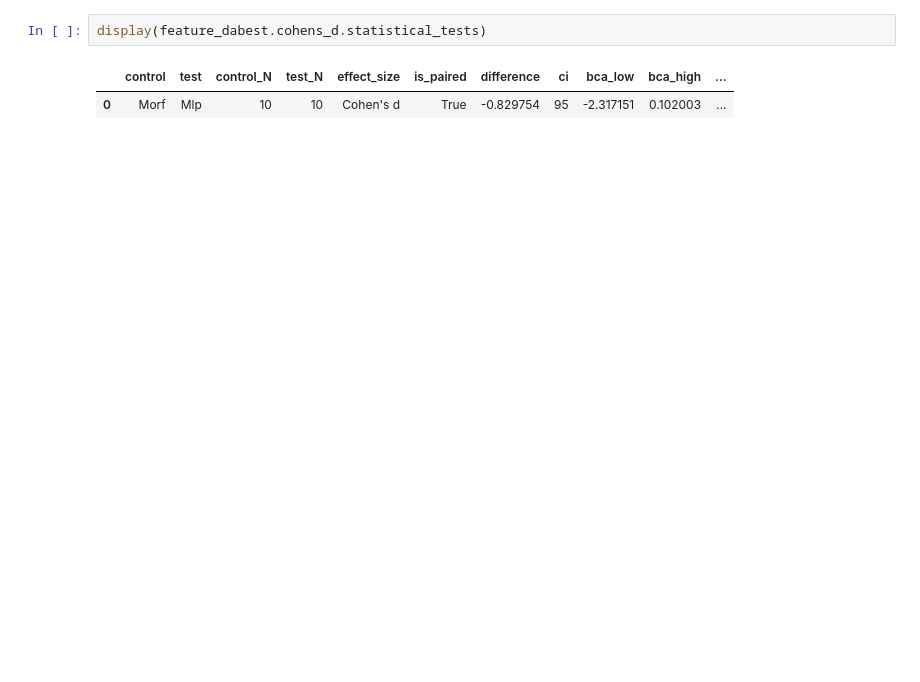
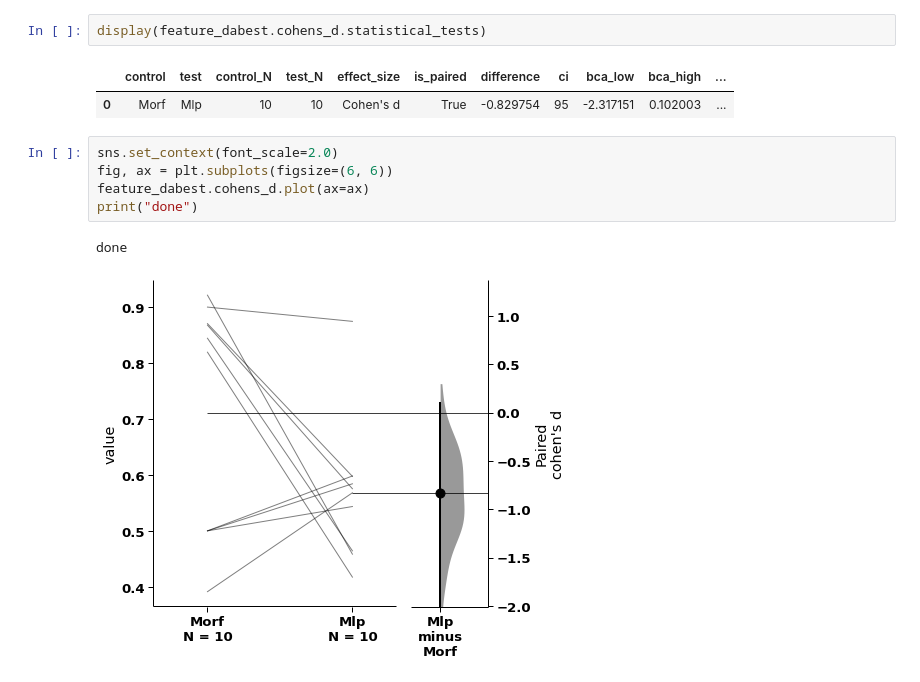
Before and after one commit to adam2392/morf-demo, a Jupyter notebook: notebooks/plot_morf_clf_comparisons.ipynb, the cells around one changed output. Drawn from its saved outputs; the diff is of its cells as text; blank space fills up the shorter version.

```diff
--- a/notebooks/plot_morf_clf_comparisons.ipynb
+++ b/notebooks/plot_morf_clf_comparisons.ipynb
@@ -793,3 +783,11 @@ display(feature_dabest.cohens_d.statistical_tests)
 # %% [output]
 |  | control | test | control_N | test_N | effect_size | is_paired | difference | ci | bca_low | bca_high | ... |
 | 0 | Morf | Mlp | 10 | 10 | Cohen's d | True | -0.829754 | 95 | -2.317151 | 0.102003 | ... |
+# %%
+sns.set_context(font_scale=2.0)
+fig, ax = plt.subplots(figsize=(6, 6))
+feature_dabest.cohens_d.plot(ax=ax)
+print("done")
+# %% [output]
+done
+[figure, added]
```
Also changed, not shown: parts of 16 cells of this notebook, 2 other files.
